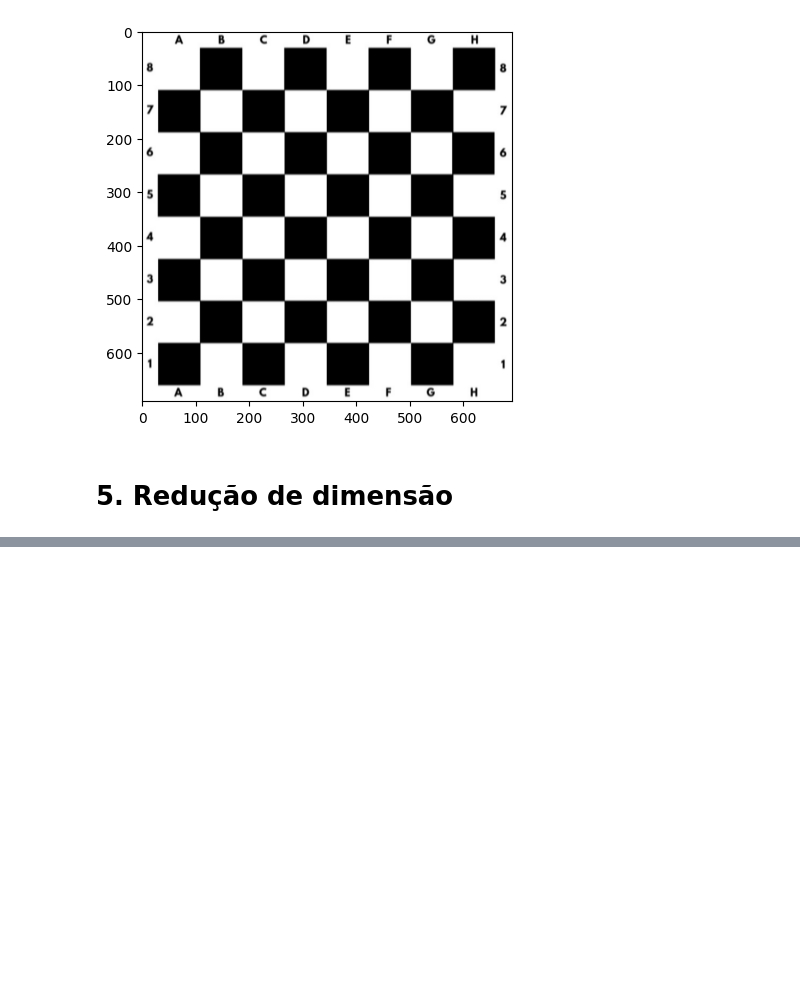
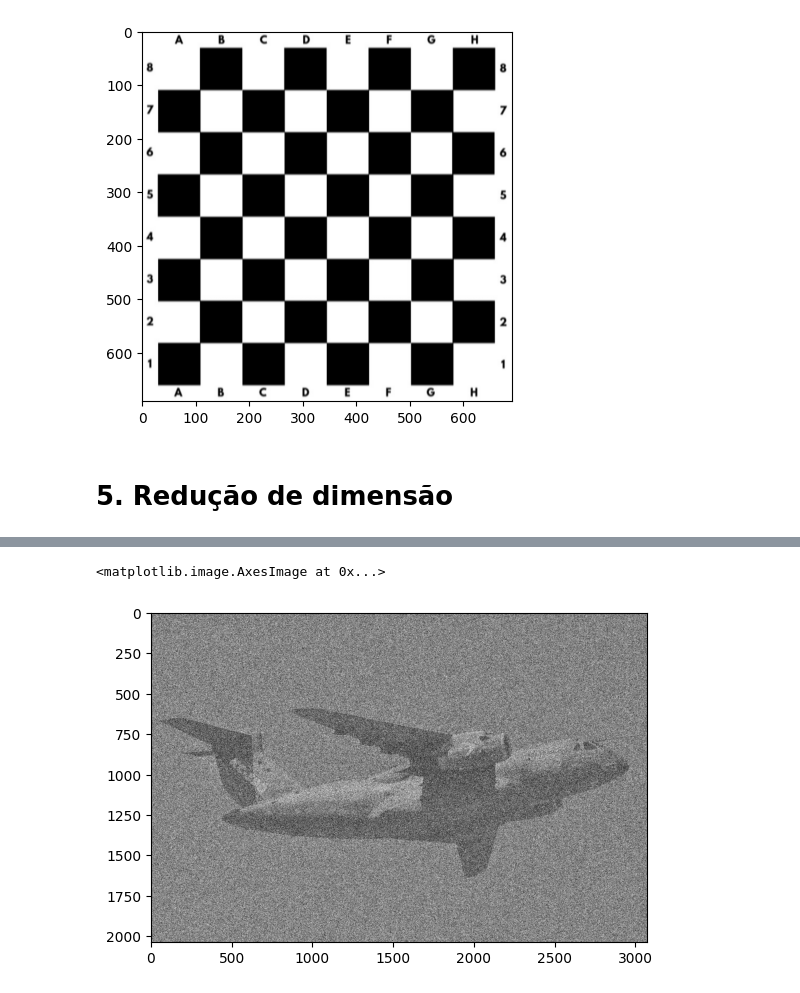
Before and after one commit to davi-dressler/fgv_vc, a Jupyter notebook: lista_1/funcoes.ipynb, the cells around one changed output, grey strips where cells are left out. Drawn from its saved outputs; the diff is of its cells as text; code cells hidden in the pictures; blank space fills up the shorter version.

```diff
--- a/lista_1/funcoes.ipynb
+++ b/lista_1/funcoes.ipynb
@@ -323,0 +335,19 @@ plt.imshow(img_red, cmap= "gray")
+# %%
+def gerarRuidoGaussiano(img, imagem_normalizada: bool = False):
+    ruido = np.random.normal(0, 1, size= (img.shape))
+
+    if imagem_normalizada:
+        imagem = img + ruido
+        imagem = np.clip(imagem, 0, 1)
+
+    else:
+        imagem = img + ruido*255
+        imagem = np.clip(imagem, 0, 255)
+
+    return imagem
+# %%
+aviao_ruido = gerarRuidoGaussiano(aviao)
+plt.imshow(aviao_ruido, cmap= "gray")
+# %% [output]
+<matplotlib.image.AxesImage at 0x...>
+[figure, added]
```
Also changed, not shown: parts of 5 cells of this notebook.
